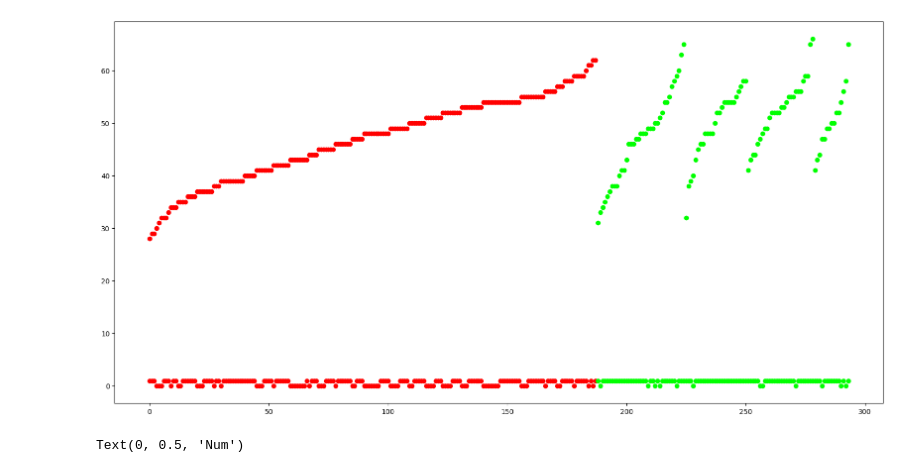
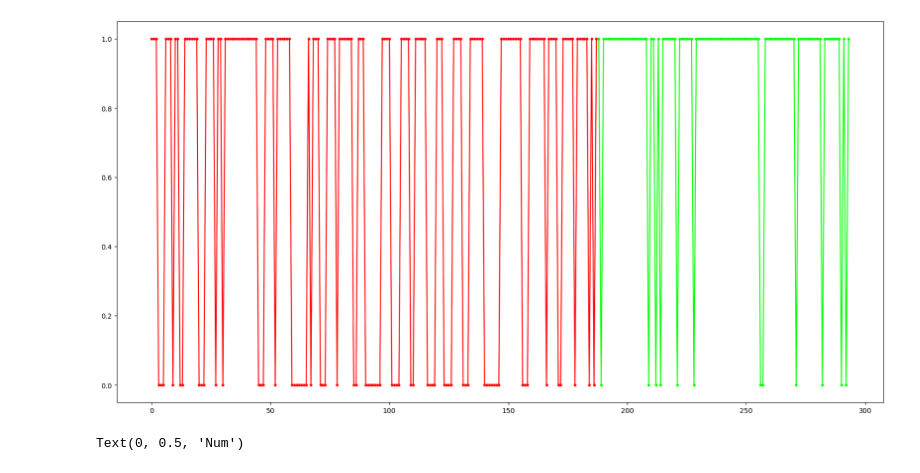
Before and after one commit to LABforLeraning/AI, a Jupyter notebook: Assignment-05.ipynb, the cells around one changed output. Drawn from its saved outputs; the diff is of its cells as text; code cells hidden in the pictures.

```diff
--- a/Assignment-05.ipynb
+++ b/Assignment-05.ipynb
@@ -13,25 +13,29 @@
 # %%
 import pandas
 import numpy as np
 from matplotlib import pyplot as plt
 
 plt.figure(figsize=(20, 10))
 
 columns = ['age','sex','cp','trestbps','chol','fbs','restecg','thalach','exang','oldpeak','slope','ca','thal','num']
 info = pandas.read_csv('heartdisease/processed.hungarian.data', header=None, names=columns)
 
 info_classes = info['num'].unique()
 feature_name1 = 'age'
 feature_name2 = 'sex'
+feature_name3 = 'cp'
+feature_name4 = 'trestbps'
+feature_name5 = 'chol'
+feature_name6 = 'fbs'
 
 colors=[[1,0,0],[0,1,0]]
 
 for i, species in enumerate(info_classes):
    species_data = info[info['num'] == species]
-   plt.plot(species_data.index, species_data[feature_name1], marker='o', linestyle='', color=colors[i], label=species)
-   plt.plot(species_data.index, species_data[feature_name2], marker='o', linestyle='', color=colors[i], label=species)
+
+   plt.plot(species_data.index, species_data[feature_name2], marker='.', color=colors[i], label=species)
 # %% [output]
-[figure, old version]
+[figure, new version]
 # %%
 for i, species in enumerate(info_classes):
    species_data = info[info['num'] == species]
```
